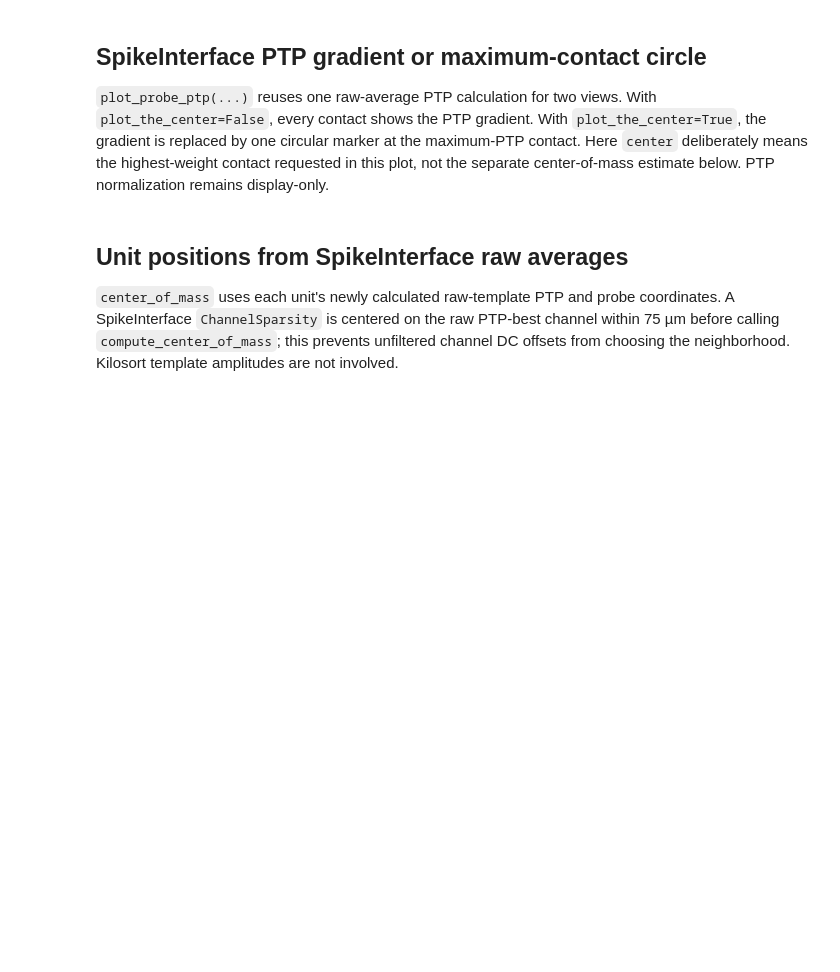
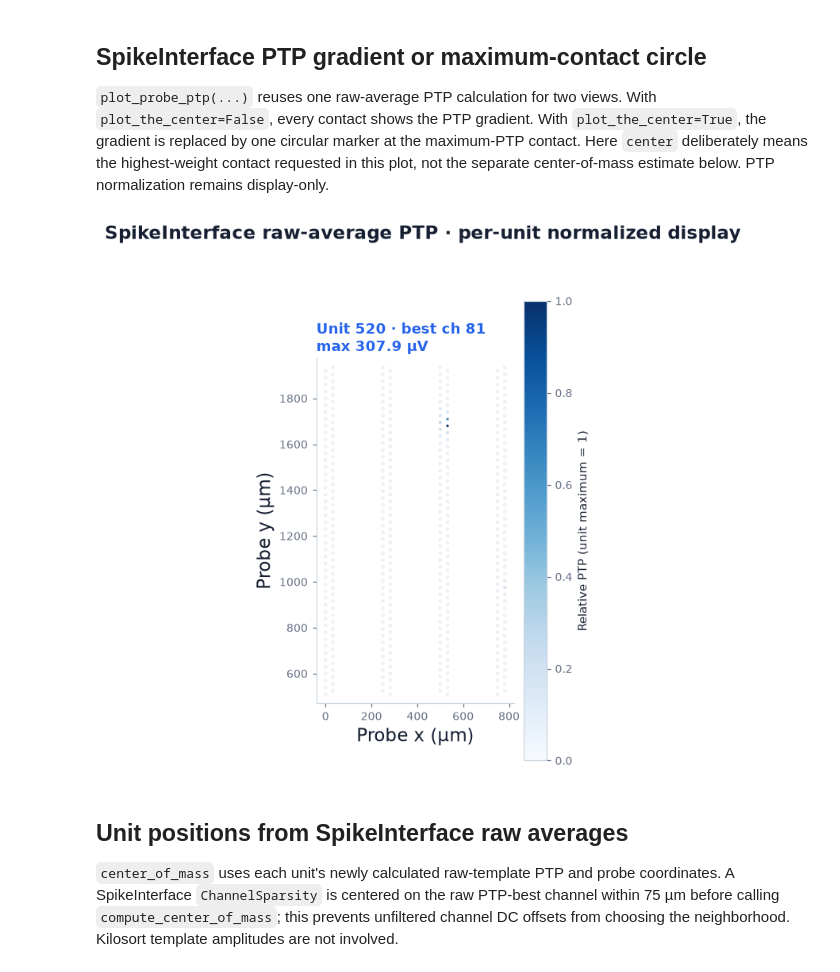
Before and after one commit to KaiCao2003/RF-Map-Viewer, a Jupyter notebook: spikeinterface_waveform_unit_position.ipynb, the cells around one changed output. Saved outputs shown, nothing was run; the diff lists cells and outputs as text; code cells hidden in the pictures; blank space fills up the shorter version.

```diff
--- a/spikeinterface_waveform_unit_position.ipynb
+++ b/spikeinterface_waveform_unit_position.ipynb
@@ -418,19 +438,15 @@ probe_plot.plot_best_channel_averages(
 # %%
 ptp_gradient_figure: Figure
 ptp_gradient_axes: AxesArray
 ptp_gradient_figure, ptp_gradient_axes = probe_plot.plot_probe_ptp(
     unit_ids_to_show=unit_ids,
     plot_the_center=False,
     show_other_units=False,
     is_in_one_plot=False,
 )
-if save_figures:
-    ptp_gradient_figure.savefig(
-        output_dir / 'spikeinterface_ptp_probe_maps.png',
-        dpi=200,
-        bbox_inches='tight',
-    )
-plt.show()
+probe_plot.finalize_figure(ptp_gradient_figure, 'spikeinterface_ptp_probe_maps.png')
+# %% [output]
+[figure, added]
 # %% [markdown]
 ## Unit positions from SpikeInterface raw averages
 
```
Also changed, not shown: parts of 9 cells of this notebook, 4 other files.
